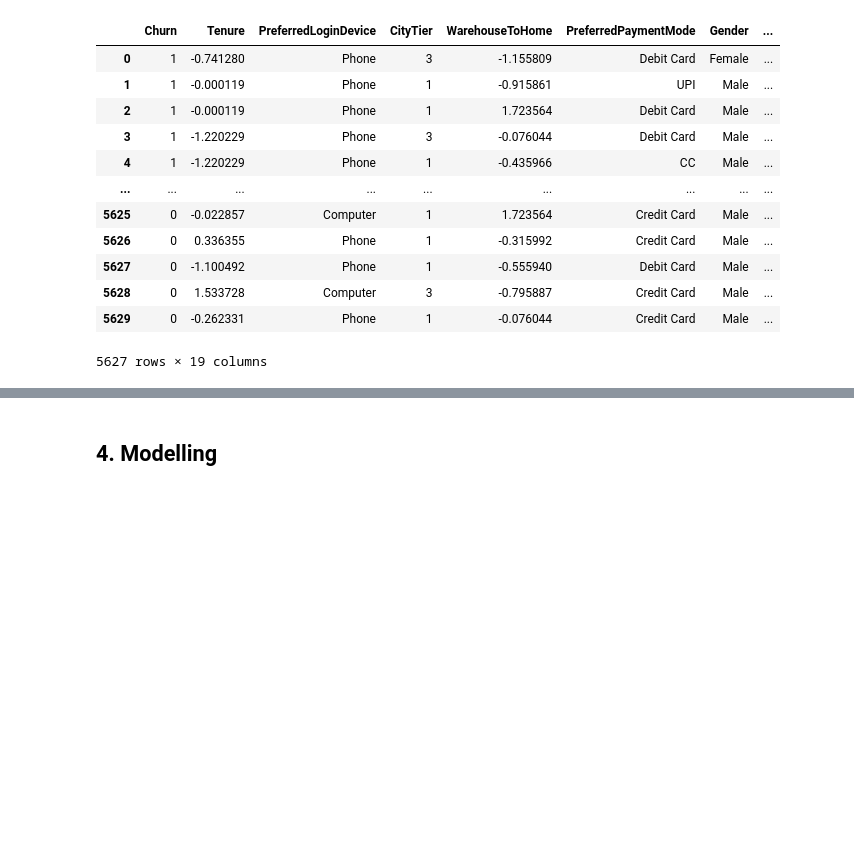
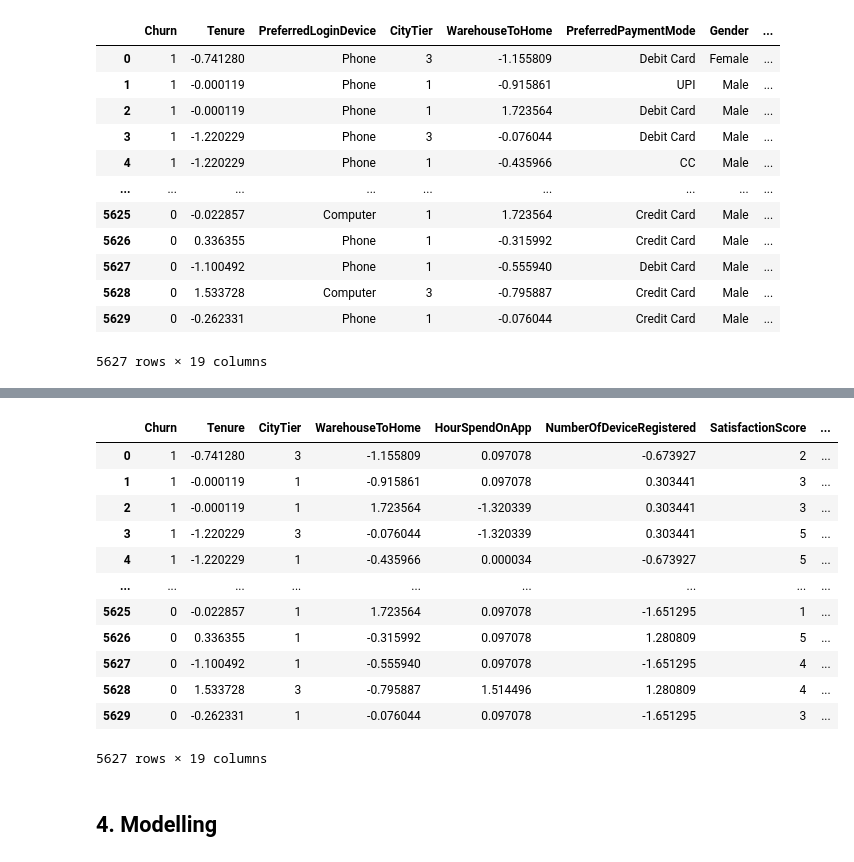
Before and after one commit to honhanbao/ML_Ecommerce-Customer-Churn, a Jupyter notebook: ecommerce_customer_churn.ipynb, the cells around one changed output, grey strips where cells are left out. Cells and saved outputs as stored; diff of their text form; code cells hidden in the pictures; blank space fills up the shorter version.

```diff
--- a/ecommerce_customer_churn.ipynb
+++ b/ecommerce_customer_churn.ipynb
@@ -570,0 +578,2 @@ y = df_normalized['Churn']
+# %%
+df_final = df_drop_remove
@@ -571,3 +611,19 @@ y = df_normalized['Churn']
+# %%
+df_final
+# %% [output]
+|  | Churn | Tenure | CityTier | WarehouseToHome | HourSpendOnApp | NumberOfDeviceRegistered | SatisfactionScore | ... |
+| 0 | 1 | -0.741280 | 3 | -1.155809 | 0.097078 | -0.673927 | 2 | ... |
+| 1 | 1 | -0.000119 | 1 | -0.915861 | 0.097078 | 0.303441 | 3 | ... |
+| 2 | 1 | -0.000119 | 1 | 1.723564 | -1.320339 | 0.303441 | 3 | ... |
+| 3 | 1 | -1.220229 | 3 | -0.076044 | -1.320339 | 0.303441 | 5 | ... |
+| 4 | 1 | -1.220229 | 1 | -0.435966 | 0.000034 | -0.673927 | 5 | ... |
+| ... | ... | ... | ... | ... | ... | ... | ... | ... |
+| 5625 | 0 | -0.022857 | 1 | 1.723564 | 0.097078 | -1.651295 | 1 | ... |
+| 5626 | 0 | 0.336355 | 1 | -0.315992 | 0.097078 | 1.280809 | 5 | ... |
+| 5627 | 0 | -1.100492 | 1 | -0.555940 | 0.097078 | -1.651295 | 4 | ... |
+| 5628 | 0 | 1.533728 | 3 | -0.795887 | 1.514496 | 1.280809 | 4 | ... |
+| 5629 | 0 | -0.262331 | 1 | -0.076044 | 0.097078 | -1.651295 | 3 | ... |
+5627 rows × 19 columns
 # %% [markdown]
 ## 4. Modelling
 # %% [markdown]
```
Also changed, not shown: parts of 43 cells of this notebook.
